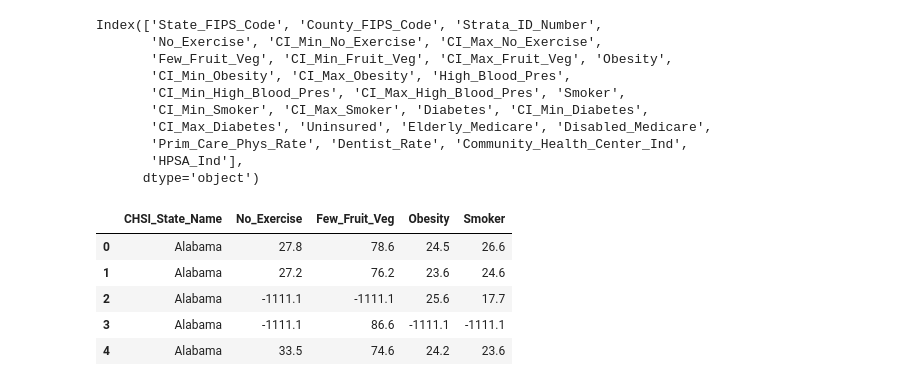
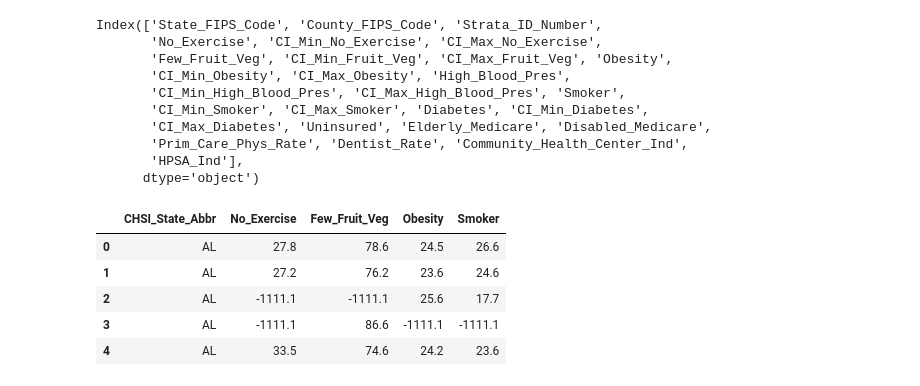
Before and after one commit to HenaVen/SMU_Pro1_Team4_repo, a Jupyter notebook: Obesity_RiskFactors_Correlation.ipynb, the cells around one changed output. Cells and saved outputs as stored; diff of their text form; code cells hidden in the pictures.

```diff
--- a/Obesity_RiskFactors_Correlation.ipynb
+++ b/Obesity_RiskFactors_Correlation.ipynb
@@ -58,13 +58,13 @@ Index(['State_FIPS_Code', 'County_FIPS_Code', 'Strata_ID_Number',
        'HPSA_Ind'],
       dtype='object')
 # %%
-# Create DF with only YearStart, LocationDesc, Topic, Data_Value_Unit, Income
-sub_riskfactors_df = obesity_data[["CHSI_State_Name", 'No_Exercise','Few_Fruit_Veg','Obesity','Smoker']]
+# Create DF with only 'CHSI_State_Name', 'No_Exercise','Few_Fruit_Veg','Obesity','Smoker'
+sub_riskfactors_df = obesity_data[["CHSI_State_Abbr", 'No_Exercise','Few_Fruit_Veg','Obesity','Smoker']]
 sub_riskfactors_df.head()
 # %% [output]
-|  | CHSI_State_Name | No_Exercise | Few_Fruit_Veg | Obesity | Smoker |
-| 0 | Alabama | 27.8 | 78.6 | 24.5 | 26.6 |
-| 1 | Alabama | 27.2 | 76.2 | 23.6 | 24.6 |
-| 2 | Alabama | -1111.1 | -1111.1 | 25.6 | 17.7 |
-| 3 | Alabama | -1111.1 | 86.6 | -1111.1 | -1111.1 |
-| 4 | Alabama | 33.5 | 74.6 | 24.2 | 23.6 |
+|  | CHSI_State_Abbr | No_Exercise | Few_Fruit_Veg | Obesity | Smoker |
+| 0 | AL | 27.8 | 78.6 | 24.5 | 26.6 |
+| 1 | AL | 27.2 | 76.2 | 23.6 | 24.6 |
+| 2 | AL | -1111.1 | -1111.1 | 25.6 | 17.7 |
+| 3 | AL | -1111.1 | 86.6 | -1111.1 | -1111.1 |
+| 4 | AL | 33.5 | 74.6 | 24.2 | 23.6 |
```
Also changed, not shown: parts of 19 cells of this notebook, 1 other file.
